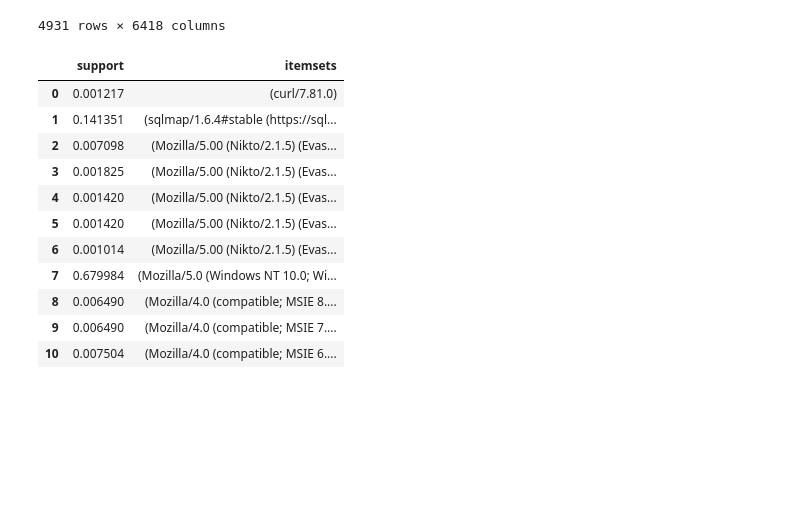
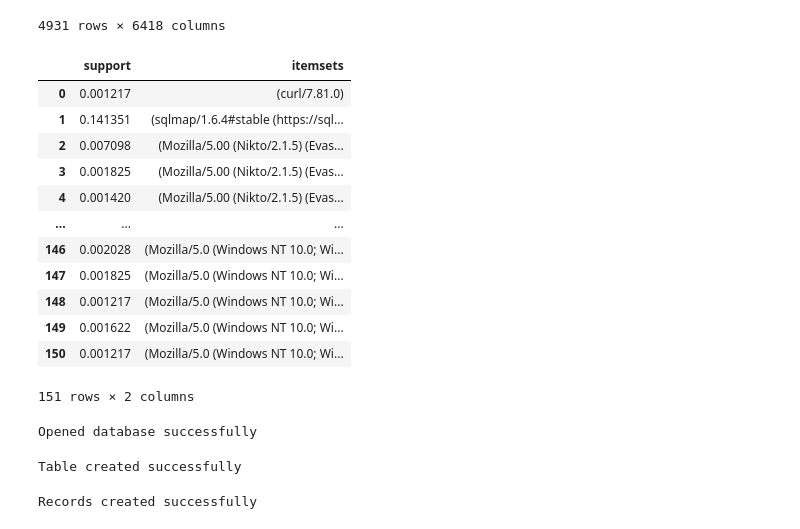
Before and after one commit to yehezkiel1086/ml-web-honeypot, a Jupyter notebook: data-mining/assoc_rules_user_agent.ipynb, the cells around one changed output. Cells and saved outputs as stored; diff of their text form; code cells hidden in the pictures; blank space fills up the shorter version.

Commit message:
feat(data-mining): add assoc_rules_user_agent postgresql conn

```diff
--- a/data-mining/assoc_rules_user_agent.ipynb
+++ b/data-mining/assoc_rules_user_agent.ipynb
@@ -72,21 +72,64 @@ df
 # %%
 # frequent_itemsets = fpgrowth(df, min_support=0.3, use_colnames=True)
 frequent_itemsets = fpgrowth(df, min_support=0.001, use_colnames=True)
 ### alternatively:
 #frequent_itemsets = apriori(df, min_support=0.6, use_colnames=True)
 #frequent_itemsets = fpmax(df, min_support=0.6, use_colnames=True)
 
-frequent_itemsets.head(11)
+frequent_itemsets
 # %% [output]
 |  | support | itemsets |
 | 0 | 0.001217 | (curl/7.81.0) |
 | 1 | 0.141351 | (sqlmap/1.6.4#stable (https://sql... |
 | 2 | 0.007098 | (Mozilla/5.00 (Nikto/2.1.5) (Evas... |
 | 3 | 0.001825 | (Mozilla/5.00 (Nikto/2.1.5) (Evas... |
 | 4 | 0.001420 | (Mozilla/5.00 (Nikto/2.1.5) (Evas... |
-| 5 | 0.001420 | (Mozilla/5.00 (Nikto/2.1.5) (Evas... |
-| 6 | 0.001014 | (Mozilla/5.00 (Nikto/2.1.5) (Evas... |
-| 7 | 0.679984 | (Mozilla/5.0 (Windows NT 10.0; Wi... |
-| 8 | 0.006490 | (Mozilla/4.0 (compatible; MSIE 8.... |
-| 9 | 0.006490 | (Mozilla/4.0 (compatible; MSIE 7.... |
-| 10 | 0.007504 | (Mozilla/4.0 (compatible; MSIE 6.... |
+| ... | ... | ... |
+| 146 | 0.002028 | (Mozilla/5.0 (Windows NT 10.0; Wi... |
+| 147 | 0.001825 | (Mozilla/5.0 (Windows NT 10.0; Wi... |
+| 148 | 0.001217 | (Mozilla/5.0 (Windows NT 10.0; Wi... |
+| 149 | 0.001622 | (Mozilla/5.0 (Windows NT 10.0; Wi... |
+| 150 | 0.001217 | (Mozilla/5.0 (Windows NT 10.0; Wi... |
+151 rows × 2 columns
+# %%
+import psycopg2
+
+conn = psycopg2.connect(database="web_honeypot_generated", user = "postgres", password = "admin", host = "127.0.0.1", port = "5432")
+
+print("Opened database successfully")
+# %% [output]
+Opened database successfully
+# %%
+# create table
+cur = conn.cursor()
+cur.execute('''CREATE TABLE assoc_rules_user_agent (
+            ID INT PRIMARY KEY     NOT NULL,
+            SUPPORT           REAL    NOT NULL,
+            USER_AGENT            TEXT     NOT NULL);''')
+
+print("Table created successfully")
+
+conn.commit()
+# %% [output]
+Table created successfully
+# %%
+# insert data
+
+cur = conn.cursor()
+
+insert_query = """
+    INSERT INTO assoc_rules_user_agent (ID, SUPPORT, USER_AGENT)
+    VALUES (%s, %s, %s)
+"""
+
+for idx, row in frequent_itemsets.iterrows():
+    cur.execute(
+        insert_query,
+        (int(idx), float(row["support"]), str(list(row["itemsets"])))
+    )
+
+conn.commit()
+print("Records created successfully")
+conn.close()
+# %% [output]
+Records created successfully
```
